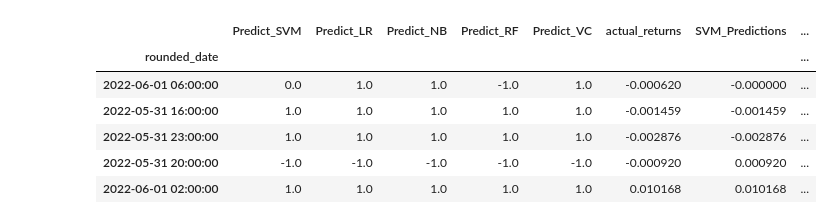
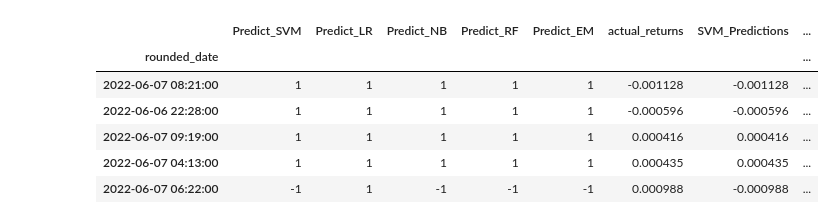
Before and after one commit to SamRoberts995/Project2_ML, a Jupyter notebook: Coding/Crypto_Algo.ipynb, the cells around one changed output. Cells and saved outputs as stored; diff of their text form; code cells hidden in the pictures.

```diff
--- a/Coding/Crypto_Algo.ipynb
+++ b/Coding/Crypto_Algo.ipynb
@@ -71,0 +56,6 @@ btc_df = btc_df.drop(columns='index')
+# %%
+total_data = btc_df.merge(btc_tw_df, left_on='rounded_date', right_on='Date')
+total_data = total_data.set_index('rounded_date')
+total_data = total_data.drop(columns='Date')
+total_data = total_data.rename(columns={'nltk_polarity': 'polarity'})
+total_data.head()
@@ -88,12 +85,6 @@ short_window = 50
 long_window = 100
 
 # Create a simple moving average (SMA) using the short_window and assign this to a new columns called sma_fast
-btc_df["sma_50"] = btc_df["close"].rolling(window=short_window).mean()
-btc_df["sma_100"] = btc_df["close"].rolling(window=long_window).mean()
-btc_df = btc_df.dropna()
-
-# Assign a copy of the sma_fast and sma_slow columns to a new DataFrame called X
-X = btc_df[["sma_50", "sma_100", 'polarity']].copy()
-# Display sample data
-display(X.head())
-display(X.tail())
+total_data["sma_50"] = total_data["close"].rolling(window=short_window).mean()
+total_data["sma_100"] = total_data["close"].rolling(window=long_window).mean()
+total_data = total_data.dropna()
@@ -114,0 +91,5 @@ display(X.tail())
+# %%
+# Calculate the hourly returns using the closing prices and the pct_change function
+total_data["actual_returns"] = total_data["close"].pct_change()
+total_data = total_data.dropna()
+total_data.head()
@@ -115,15 +114,18 @@ display(X.tail())
 # %%
 # Create a new column in the btc_df called signal setting its value to zero.
-btc_df["Signal"] = 0.0
+total_data["Signal"] = 1
 
 # Create the signal to buy
-btc_df.loc[(btc_df["actual_returns"] >= 0) & (btc_df['polarity'] == 1), "Signal"] = 1
+total_data.loc[(total_data["actual_returns"] >= 0) & (total_data['polarity'] >= 0.2), "Signal"] = 1
 
 # Create the signal to sell
-btc_df.loc[(btc_df["actual_returns"] < 0) & (btc_df['polarity'] == 0), "Signal"] = -1
+total_data.loc[(total_data["actual_returns"] < 0) & (total_data['polarity'] <= 0.2), "Signal"] = -1
 
 
-y = btc_df["Signal"].copy()
+y = total_data["Signal"].copy()
+
+# Assign a copy of the sma_fast and sma_slow columns to a new DataFrame called X
+X = total_data[["sma_50", "sma_100", 'polarity']].copy()
 # %%
 from sklearn.model_selection import train_test_split
 X_train, X_test, y_train, y_test = train_test_split(
@@ -232,26 +236,27 @@ Accuracy: 0.87 (+/- 0.14) [Ensemble]
 # %%
 # Create a new empty predictions DataFrame using code provided below.
 predictions_df = pd.DataFrame(index=X_test.index)
 predictions_df["Predict_SVM"] = testing_signal_predictions
 predictions_df["Predict_LR"] = ypred_lr
 predictions_df["Predict_NB"] = ypred_GNB
 predictions_df["Predict_RF"] = ypred_RFC
-predictions_df["Predict_VC"] = ypred_vc
-predictions_df["actual_returns"] = btc_df["actual_returns"]
+predictions_df["Predict_EM"] = ypred_vc
+predictions_df["actual_returns"] = total_data["actual_returns"]
 predictions_df["SVM_Predictions"] = predictions_df["actual_returns"] * predictions_df["Predict_SVM"]
+predictions_df["LR_Predictions"] = predictions_df["actual_returns"] * predictions_df["Predict_LR"]
 predictions_df["GNB_Predictions"] = predictions_df["actual_returns"] * predictions_df["Predict_NB"]
 predictions_df["RFC_Predictions"] = predictions_df["actual_returns"] * predictions_df["Predict_RF"]
-predictions_df["VC_Predictions"] = predictions_df["actual_returns"] * predictions_df["Predict_VC"]
+predictions_df["EM_Predictions"] = predictions_df["actual_returns"] * predictions_df["Predict_EM"]
 
 predictions_df.tail()
 # %% [output]
-|  | Predict_SVM | Predict_LR | Predict_NB | Predict_RF | Predict_VC | actual_returns | SVM_Predictions | ... |
+|  | Predict_SVM | Predict_LR | Predict_NB | Predict_RF | Predict_EM | actual_returns | SVM_Predictions | ... |
 | rounded_date |  |  |  |  |  |  |  | ... |
-| 2022-06-01 06:00:00 | 0.0 | 1.0 | 1.0 | -1.0 | 1.0 | -0.000620 | -0.000000 | ... |
-| 2022-05-31 16:00:00 | 1.0 | 1.0 | 1.0 | 1.0 | 1.0 | -0.001459 | -0.001459 | ... |
-| 2022-05-31 23:00:00 | 1.0 | 1.0 | 1.0 | 1.0 | 1.0 | -0.002876 | -0.002876 | ... |
-| 2022-05-31 20:00:00 | -1.0 | -1.0 | -1.0 | -1.0 | -1.0 | -0.000920 | 0.000920 | ... |
-| 2022-06-01 02:00:00 | 1.0 | 1.0 | 1.0 | 1.0 | 1.0 | 0.010168 | 0.010168 | ... |
+| 2022-06-07 08:21:00 | 1 | 1 | 1 | 1 | 1 | -0.001128 | -0.001128 | ... |
+| 2022-06-06 22:28:00 | 1 | 1 | 1 | 1 | 1 | -0.000596 | -0.000596 | ... |
+| 2022-06-07 09:19:00 | 1 | 1 | 1 | 1 | 1 | 0.000416 | 0.000416 | ... |
+| 2022-06-07 04:13:00 | 1 | 1 | 1 | 1 | 1 | 0.000435 | 0.000435 | ... |
+| 2022-06-07 06:22:00 | -1 | 1 | -1 | -1 | -1 | 0.000988 | -0.000988 | ... |
 # %%
 # Calculate and plot the cumulative returns for the `actual_returns` and the `trading_algorithm_returns`
 (1 + predictions_df[["actual_returns", "SVM_Predictions"]]).cumprod().plot()
```
Also changed, not shown: parts of 19 cells of this notebook, 2 other files.
